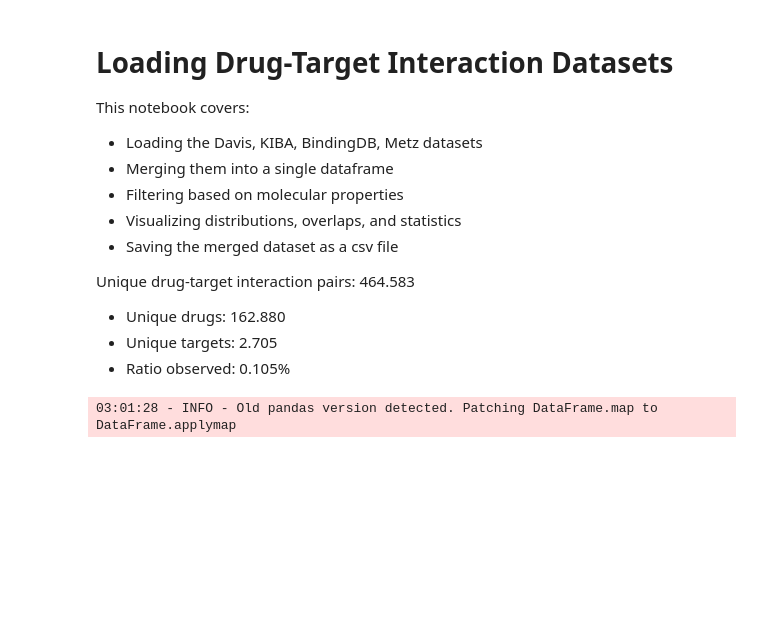
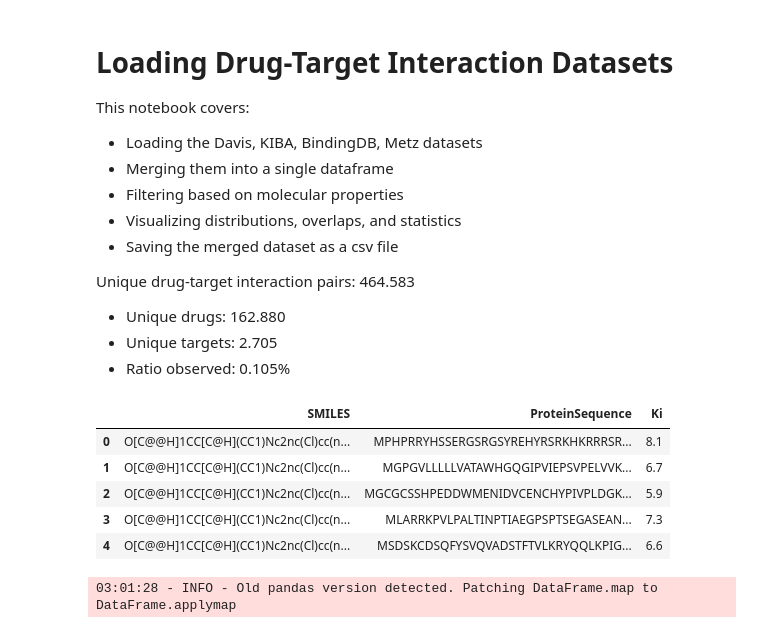
Before and after one commit to robsyc/MB-VAE-DTI, a Jupyter notebook: notebooks/loading.ipynb, the cells around one changed output. Drawn from its saved outputs; the diff is of its cells as text; code cells hidden in the pictures; blank space fills up the shorter version.

```diff
--- a/notebooks/loading.ipynb
+++ b/notebooks/loading.ipynb
@@ -12,6 +12,18 @@ Unique drug-target interaction pairs: 464.583
 - Unique drugs: 162.880
 - Unique targets: 2.705
 - Ratio observed: 0.105%
+# %%
+from mb_vae_dti.loading.datasets import load_metz
+
+metz_df = load_metz()
+metz_df.head()
+# %% [output]
+|  | SMILES | ProteinSequence | Ki |
+| 0 | O[C@@H]1CC[C@H](CC1)Nc2nc(Cl)cc(n... | MPHPRRYHSSERGSRGSYREHYRSRKHKRRRSR... | 8.1 |
+| 1 | O[C@@H]1CC[C@H](CC1)Nc2nc(Cl)cc(n... | MGPGVLLLLLVATAWHGQGIPVIEPSVPELVVK... | 6.7 |
+| 2 | O[C@@H]1CC[C@H](CC1)Nc2nc(Cl)cc(n... | MGCGCSSHPEDDWMENIDVCENCHYPIVPLDGK... | 5.9 |
+| 3 | O[C@@H]1CC[C@H](CC1)Nc2nc(Cl)cc(n... | MLARRKPVLPALTINPTIAEGPSPTSEGASEAN... | 7.3 |
+| 4 | O[C@@H]1CC[C@H](CC1)Nc2nc(Cl)cc(n... | MSDSKCDSQFYSVQVADSTFTVLKRYQQLKPIG... | 6.6 |
 # %%
 import os
 
```
Also changed, not shown: parts of 7 cells of this notebook.
